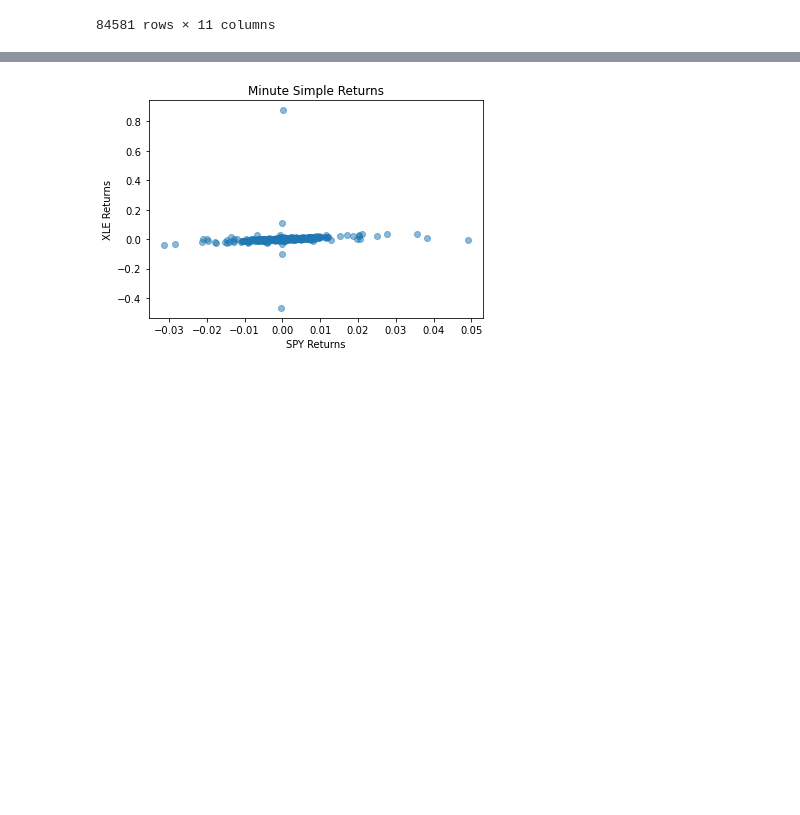
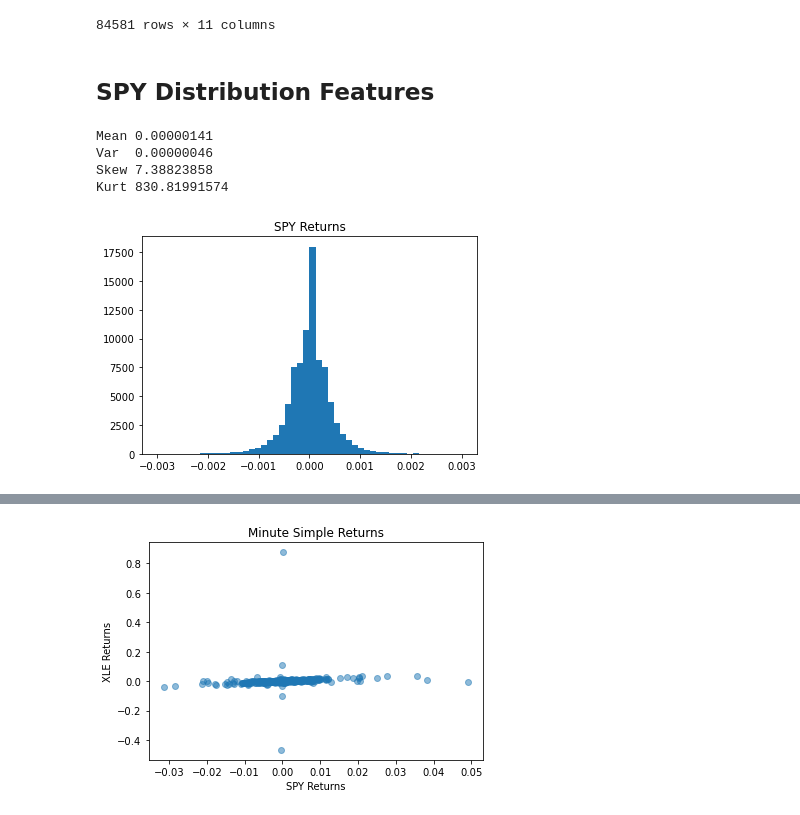
Before and after one commit to ravipatel2000/FE-800-Robo-Risk-Copula, a Jupyter notebook: Copula_Min.ipynb, the cells around one changed output, grey strips where cells are left out. Cells and saved outputs as stored; diff of their text form; code cells hidden in the pictures; blank space fills up the shorter version.

```diff
--- a/Copula_Min.ipynb
+++ b/Copula_Min.ipynb
@@ -22,3 +22,20 @@ df
 | 89049 | 2010-12-31T20:58:00.000000000Z | 2.933842e-08 | 0.000000 | 0.000000 | 0.000260 | 0.000000 | 0.000315 | 0.000267 | 0.000000e+00 | 0.000159 | 0.000023 |
 | 89050 | 2010-12-31T20:59:00.000000000Z | 8.801526e-04 | 0.000314 | 0.000683 | 0.000520 | 0.000319 | 0.000321 | 0.000000 | 7.942812e-04 | 0.000636 | 0.000838 |
 84581 rows × 11 columns
+# %% [markdown]
+## SPY Distribution Features
+# %%
+hist = plt.hist(df["RtnSPY"],range=(-0.003,0.003),bins=50)
+title = plt.title("SPY Returns")
+M1 = np.mean(df["RtnSPY"])
+M2 = np.var(df["RtnSPY"])
+M3 = scipy.stats.skew(df["RtnSPY"])
+M4 = scipy.stats.kurtosis(df["RtnSPY"])
+
+print("Mean {:.8f}\nVar  {:.8f}\nSkew {:.8f}\nKurt {:.8f}".format(M1, M2, M3, M4))
+# %% [output]
+Mean 0.00000141
+Var  0.00000046
+Skew 7.38823858
+Kurt 830.81991574
+[figure, added]
```
Also changed, not shown: parts of 3 cells of this notebook.
